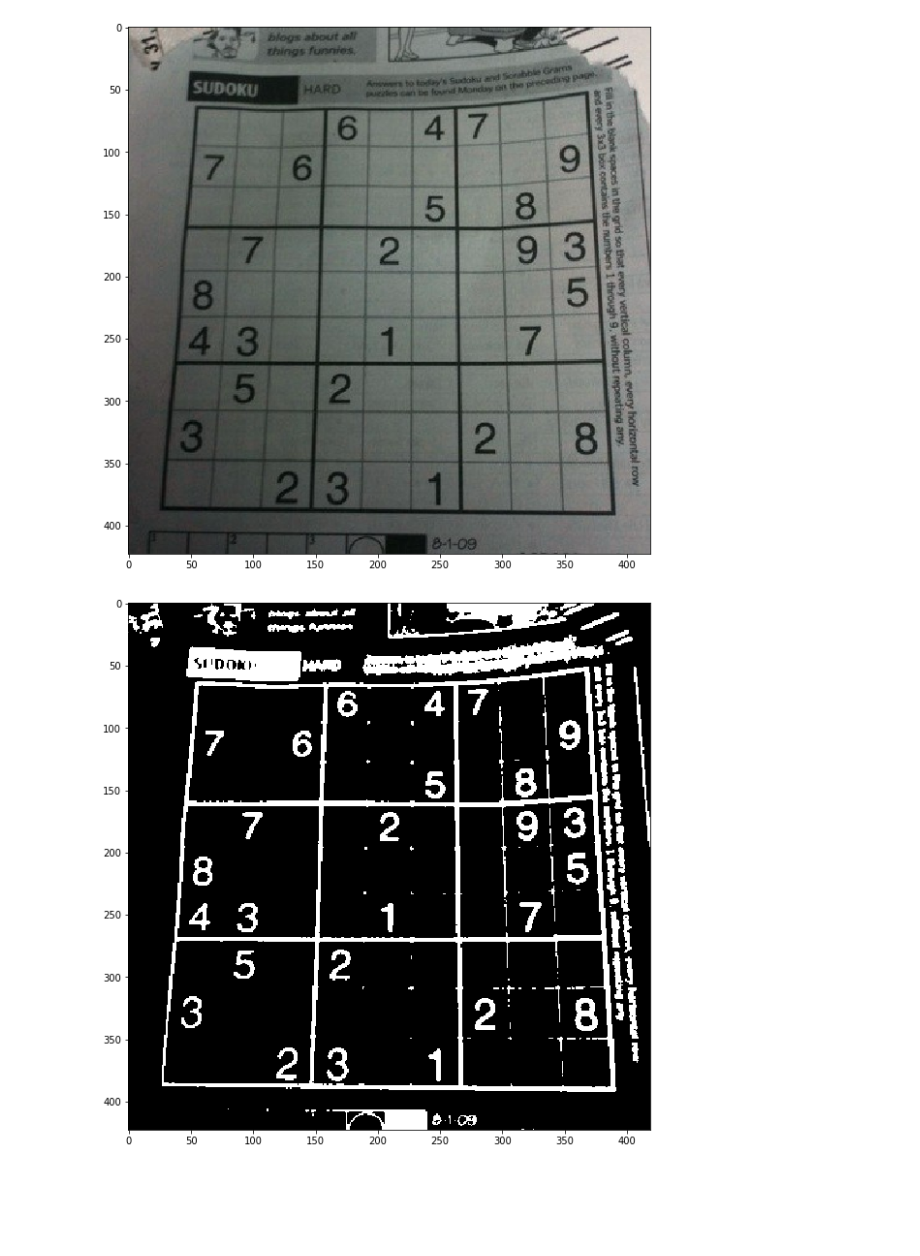
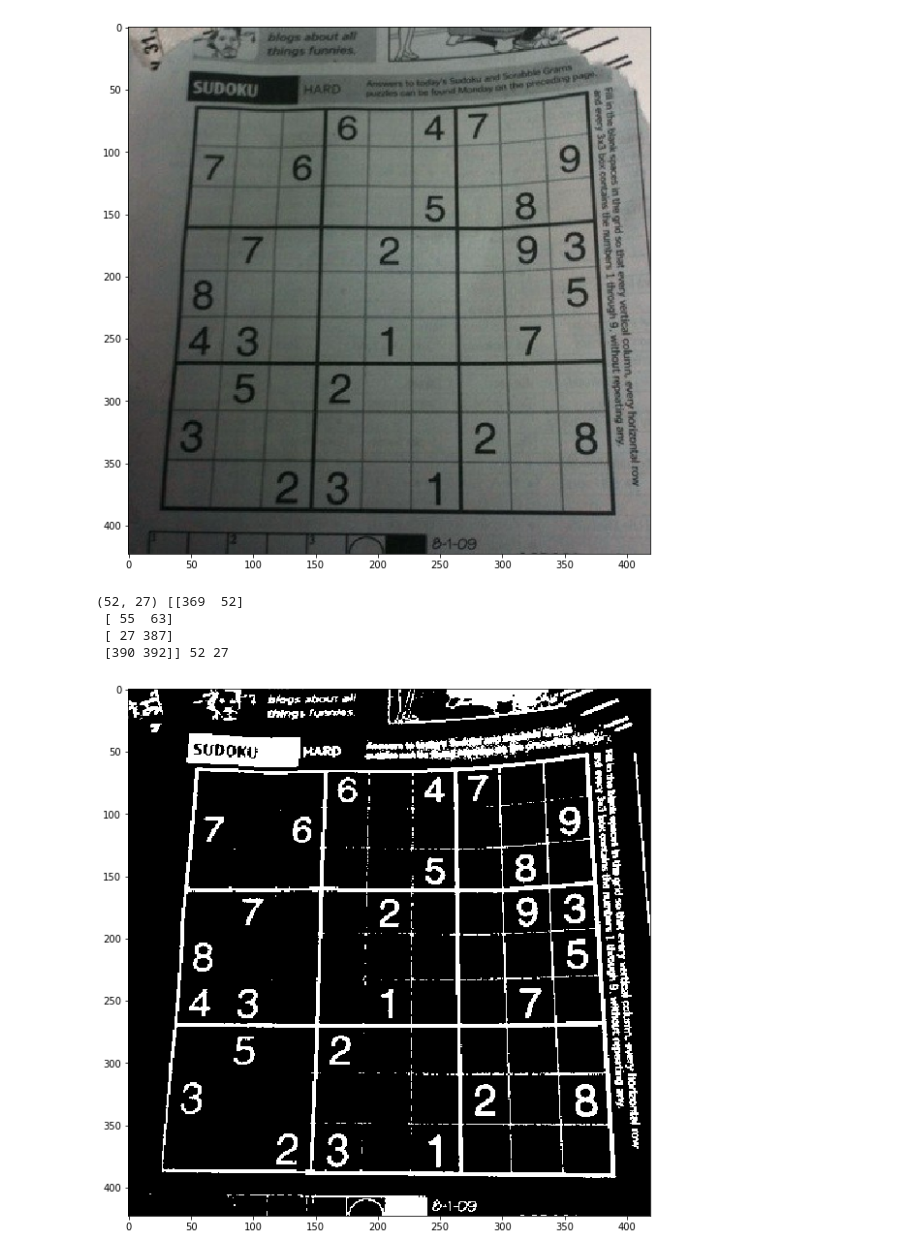
Before and after one commit to alextanhongpin/opencv-sudoku, a Jupyter notebook: main.ipynb, the cells around one changed output. Saved outputs shown, nothing was run; the diff lists cells and outputs as text; code cells hidden in the pictures; blank space fills up the shorter version.

```diff
--- a/main.ipynb
+++ b/main.ipynb
@@ -186,28 +202,49 @@ class Pipeline:
 # %%
 height, width = img.shape[:2]
 
 # Assuming user takes the full photo of sudoku - so the whole grid fits into
 # the picture. Since it's a square, take the minimum dimension.
 # Assume that the box fit to at least 80% of the image (the Pareto's Principle).
 dim = min(height, width) * 0.8
 
+
 # Divide it by 9 since one row/column will have 9 cells.
 # Use that as the kernel size.
 cell = int(dim / 9) # Equivalent to math.ceil.
 
 pipeline = Pipeline([('gray', Gray),
                      ('inverse', Inverse),
-                     ('blur', GaussianBlur),
+#                      ('blur', MedianBlur),
                      # We want to use tophat to capture only the grid -
                      # anything larger than it will be excluded.
                      ('tophat', partial(TopHat, size=(cell, cell))),
                      ('thresh', Otsu),
                      ('floodfill', FloodFill),
                     ])
 
 dst = pipeline.exec(img)
 draw(dst)
 cnt = FindOuterContour(dst)
-# DrawContour(dst, [cnt])
+
+if cnt is not None:
+    if cv.contourArea(cnt) < 0.5 * width * 0.5 * height:
+        cnt = None
+    else:
+        points = cnt.reshape(4, 2)
+        left = min(points[:,1])
+        top = min(points[:,0])
+        lefttop = (left, top)
+        print(tuple(lefttop), points, left, top)
+        dst = FloodFill(dst, point=lefttop, color=(255, 255, 255))
+        dst = FloodFill(dst, point=lefttop, color=(0, 0, 0))
+        # print(cnt.shape, [a[0] for a in cnt])
+    #     dst FloodFill
+        draw(dst)
+if cnt is not None:
+    DrawContour(img.copy(), [cnt])
 # %% [output]
+(52, 27) [[369  52]
+ [ 55  63]
+ [ 27 387]
+ [390 392]] 52 27
-[figure, old version]
+[figure, new version]
```
Also changed, not shown: parts of 17 cells of this notebook, 2 other files.
